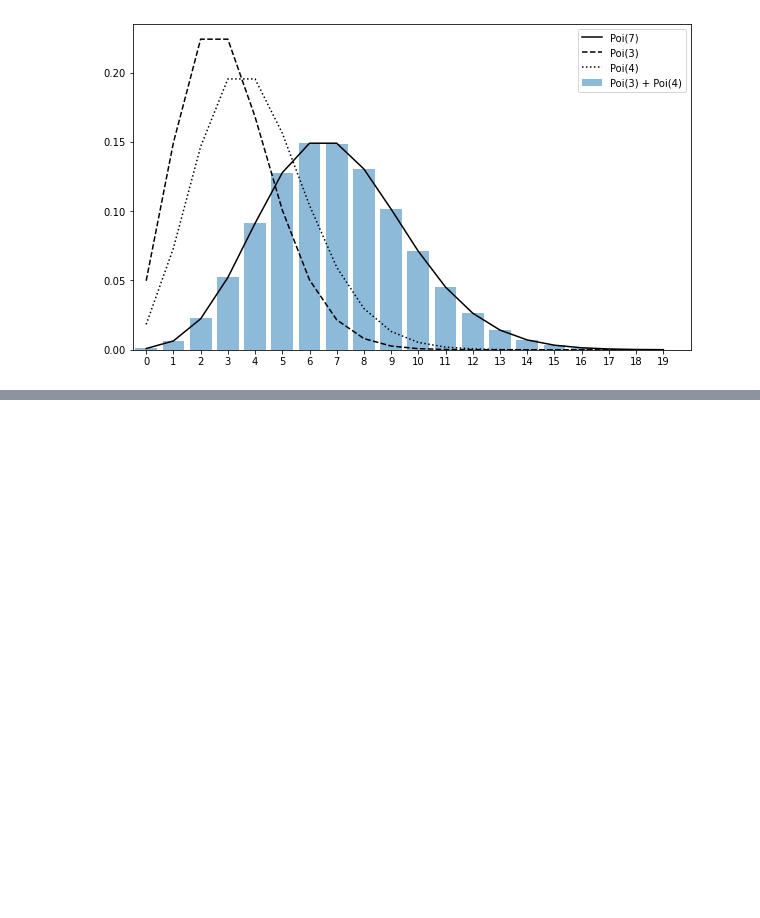
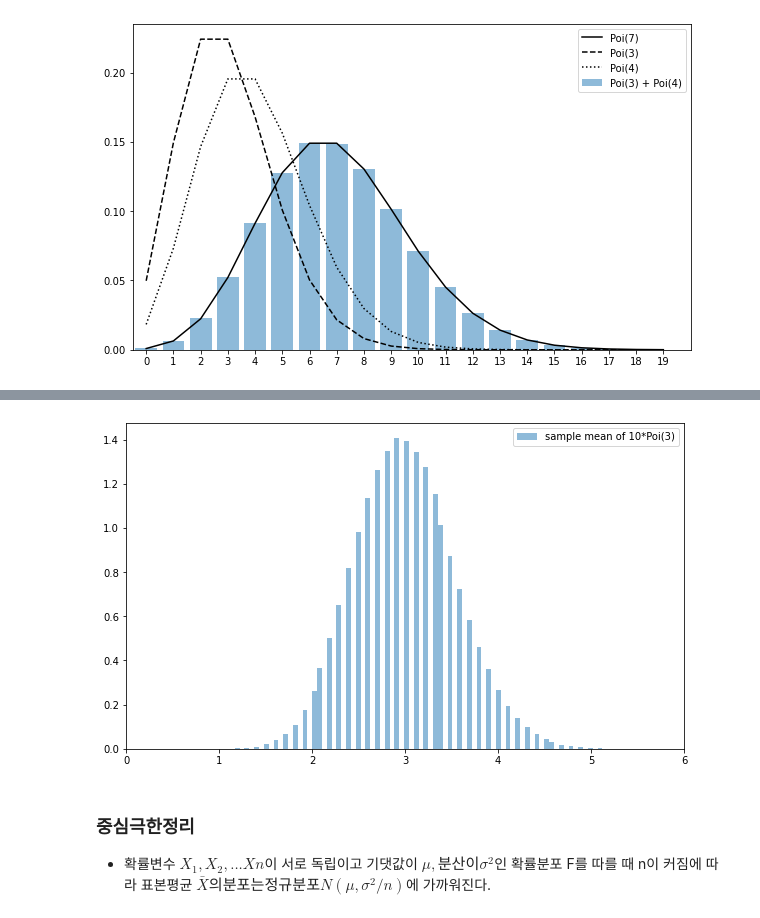
Before and after one commit to ddeodeok/cakd7, a Jupyter notebook: m3_통계/Stat_2.ipynb, the cells around one changed output, grey strips where cells are left out. Saved outputs shown, nothing was run; the diff lists cells and outputs as text; code cells hidden in the pictures; blank space fills up the shorter version.

```diff
--- a/m3_통계/Stat_2.ipynb
+++ b/m3_통계/Stat_2.ipynb
@@ -946,0 +1005,15 @@ p251-260
+# %%
+fig = plt.figure(figsize=(10, 6))
+ax = fig.add_subplot(111)
+
+ax.hist(sample_mean, bins=100, density=True,
+        alpha=0.5, label='sample mean of 10*Poi(3)')
+
+ax.legend()
+ax.set_xlim(0, 6)
+plt.show()
+# %% [output]
+[figure, added]
+# %% [markdown]
+### 중심극한정리
+- 확률변수 $X_1,X_2,...Xn$이 서로 독립이고 기댓값이 $\mu, 분산이 {\sigma}^2$인 확률분포 F를 따를 때 n이 커짐에 따라 표본평균 $\bar{X}의 분포는 정규분포 N(\mu,{\sigma}^2/n)$에 가까워진다.
```
Also changed, not shown: parts of 28 cells of this notebook, 6 other files.
